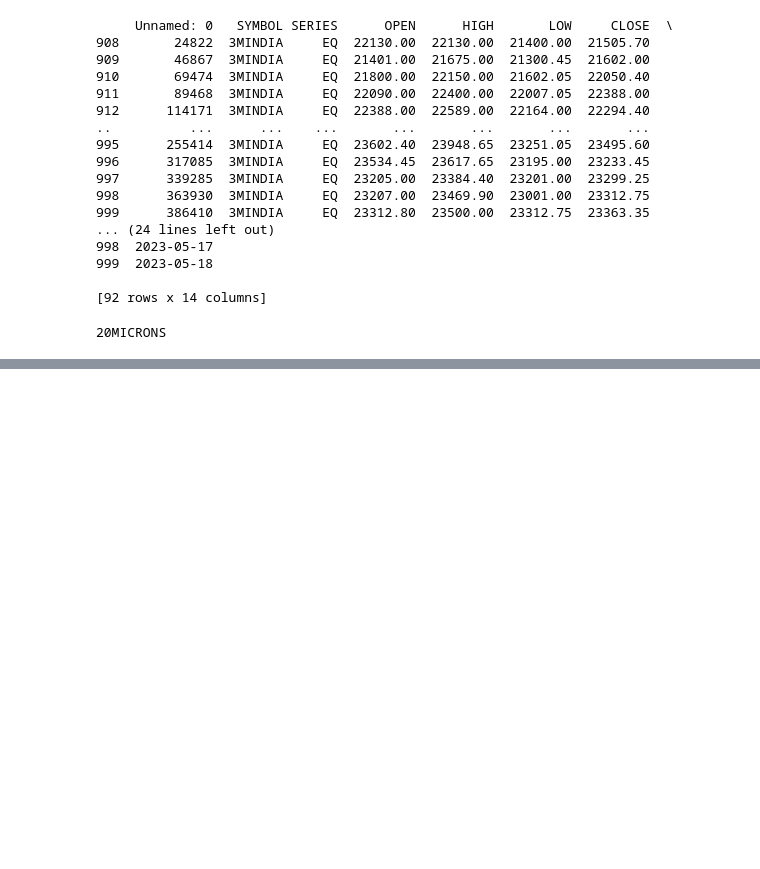
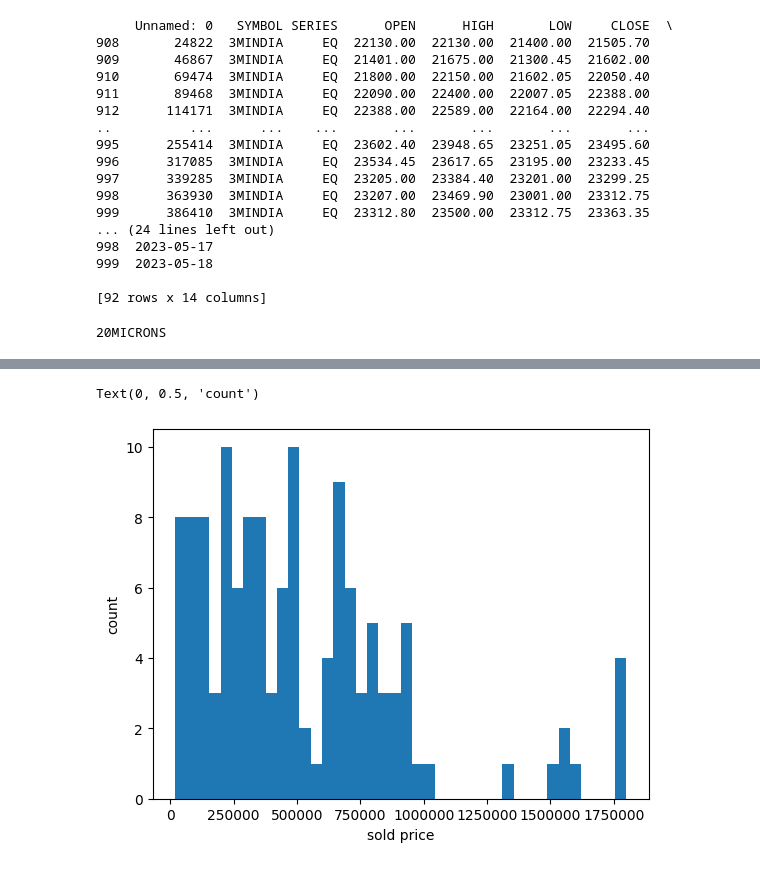
Before and after one commit to mailashishrawat/ml, a Jupyter notebook: code/matplotlibplotlydash.ipynb, the cells around one changed output, grey strips where cells are left out. Drawn from its saved outputs; the diff is of its cells as text; code cells hidden in the pictures; blank space fills up the shorter version.

```diff
--- a/code/matplotlibplotlydash.ipynb
+++ b/code/matplotlibplotlydash.ipynb
@@ -102,0 +123,11 @@ app.run(debug=True)
+# %%
+# plot the histogram using matplot lu
+#default bin size is 10 , we have changed to 40 for more gnaluar
+pyp.hist(df['SOLD PRICE'], 40)
+ax=pyp.gca()
+ax.xaxis.get_major_formatter().set_scientific(False) # remove scientific notation of data
+pyp.xlabel('sold price')
+pyp.ylabel('count')
+# %% [output]
+Text(0, 0.5, 'count')
+[figure, added]
```
Also changed, not shown: parts of 8 cells of this notebook, 1 other file.
